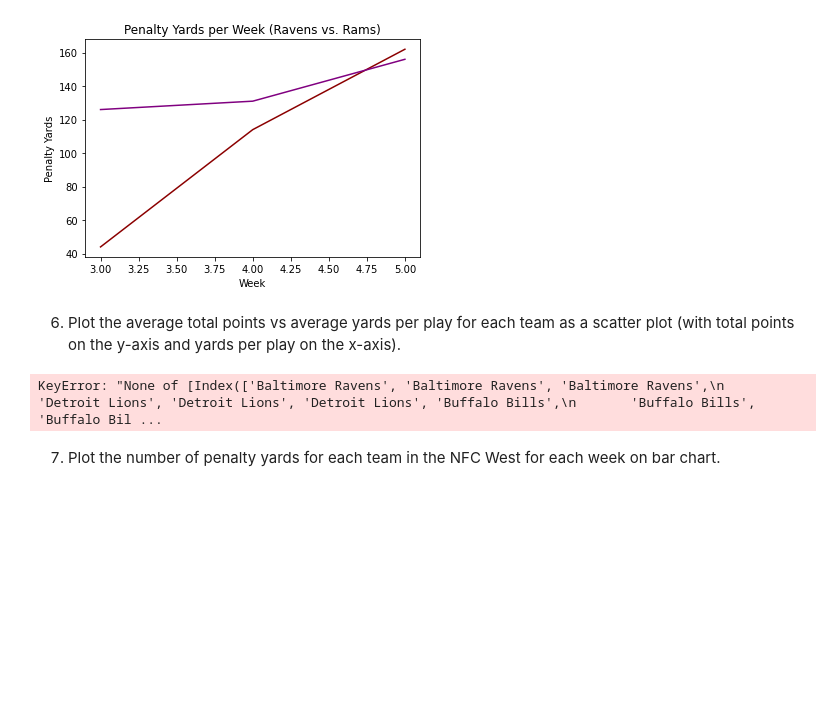
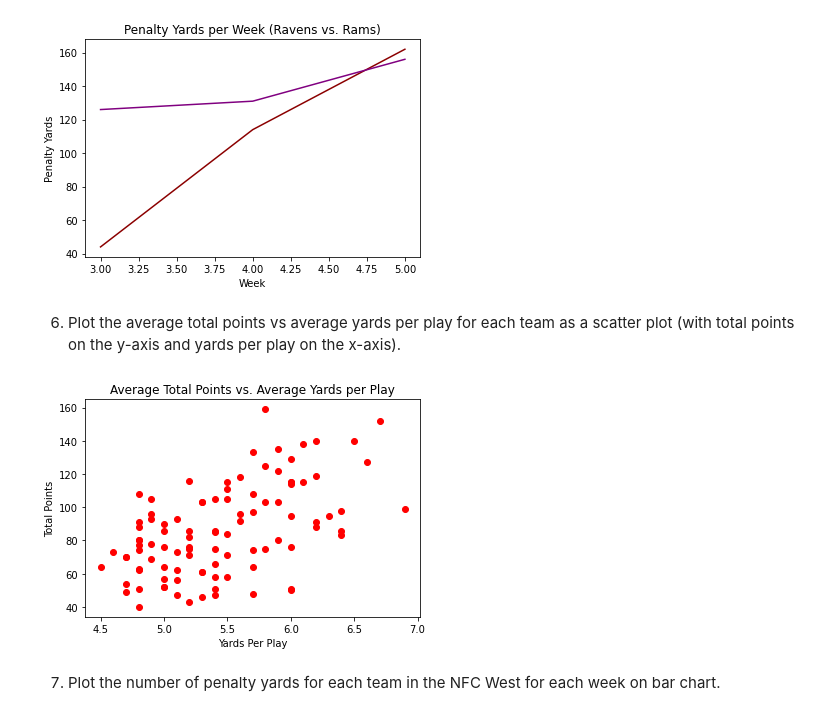
Before and after one commit to AveryH6/cis277-fa22-Lab5, a Jupyter notebook: Lab5.ipynb, the cells around one changed output. Drawn from its saved outputs; the diff is of its cells as text; code cells hidden in the pictures; blank space fills up the shorter version.

```diff
--- a/Lab5.ipynb
+++ b/Lab5.ipynb
@@ -136,16 +136,16 @@ Text(0.5, 1.0, 'Penalty Yards per Week (Ravens vs. Rams)')
 [figure]
 # %% [markdown]
 6. Plot the average total points vs average yards per play for each team as a scatter plot (with total points on the y-axis and yards per play on the x-axis).
-# %%
-tot = df1[df1.team].points_scored.mean()
-yards = df1[df1.team].yards_per_play.mean()
-
-x = np.array(yards)
-y = np.array(tot)
-
-plt.scatter(x, y)
-plt.show()
-# %% [output]
-KeyError: "None of [Index(['Baltimore Ravens', 'Baltimore Ravens', 'Baltimore Ravens',\n       'Detroit Lions', 'Detroit Lions', 'Detroit Lions', 'Buffalo Bills',\n       'Buffalo Bills', 'Buffalo Bil ...
+# %%
+x = df1.yards_per_play
+y = df1.points_scored
+
+plt.scatter(x, y, c = "red")
+plt.xlabel("Yards Per Play")
+plt.ylabel("Total Points")
+plt.title("Average Total Points vs. Average Yards per Play")
+plt.show()
+# %% [output]
+[figure, added]
 # %% [markdown]
 7. Plot the number of penalty yards for each team in the NFC West for each week on bar chart.
```
Also changed, not shown: parts of 2 cells of this notebook.
